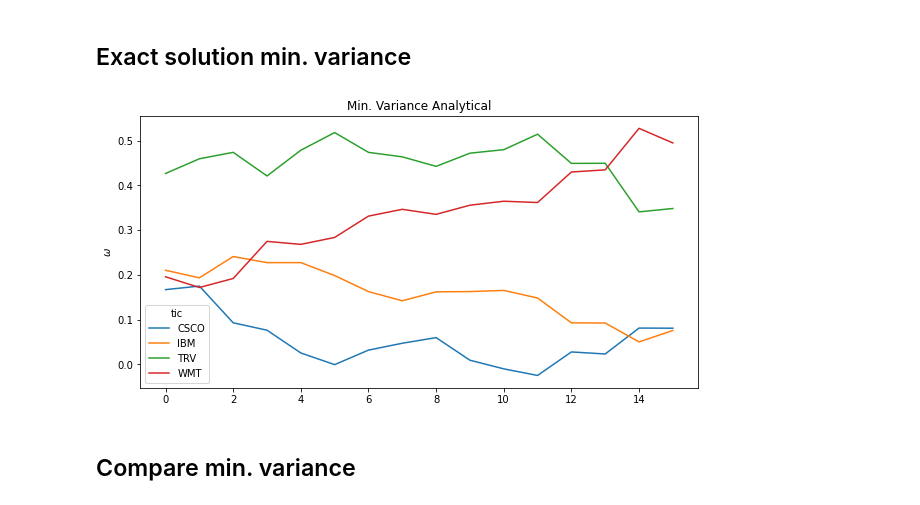
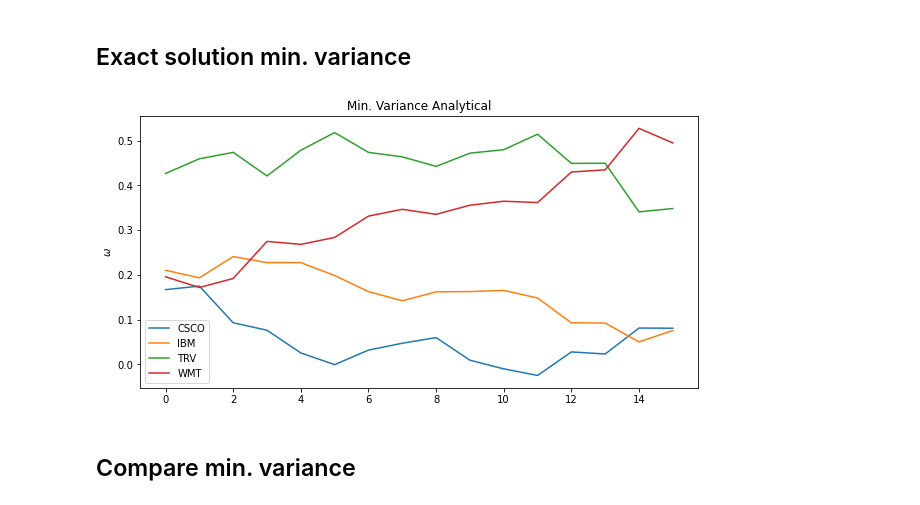
Before and after one commit to simontherien/portfolio-optim, a Jupyter notebook: ptf_opt.ipynb, the cells around one changed output. Cells and saved outputs as stored; diff of their text form; code cells hidden in the pictures.

```diff
--- a/ptf_opt.ipynb
+++ b/ptf_opt.ipynb
@@ -170,10 +170,11 @@ df_weights_gmv = pd.DataFrame(res_gmv, columns=cov_matrix.columns)
 # %%
 df_weights_gmv.plot.line(figsize=(10, 5))
 plt.ylabel("$\omega$")
 plt.title("Min. Variance Analytical")
+plt.legend(title="")
 plt.show()
 # %% [output]
-[figure, old version]
+[figure, new version]
 # %% [markdown]
 ## Compare min. variance
 # %%
```
Also changed, not shown: parts of 10 cells of this notebook.
